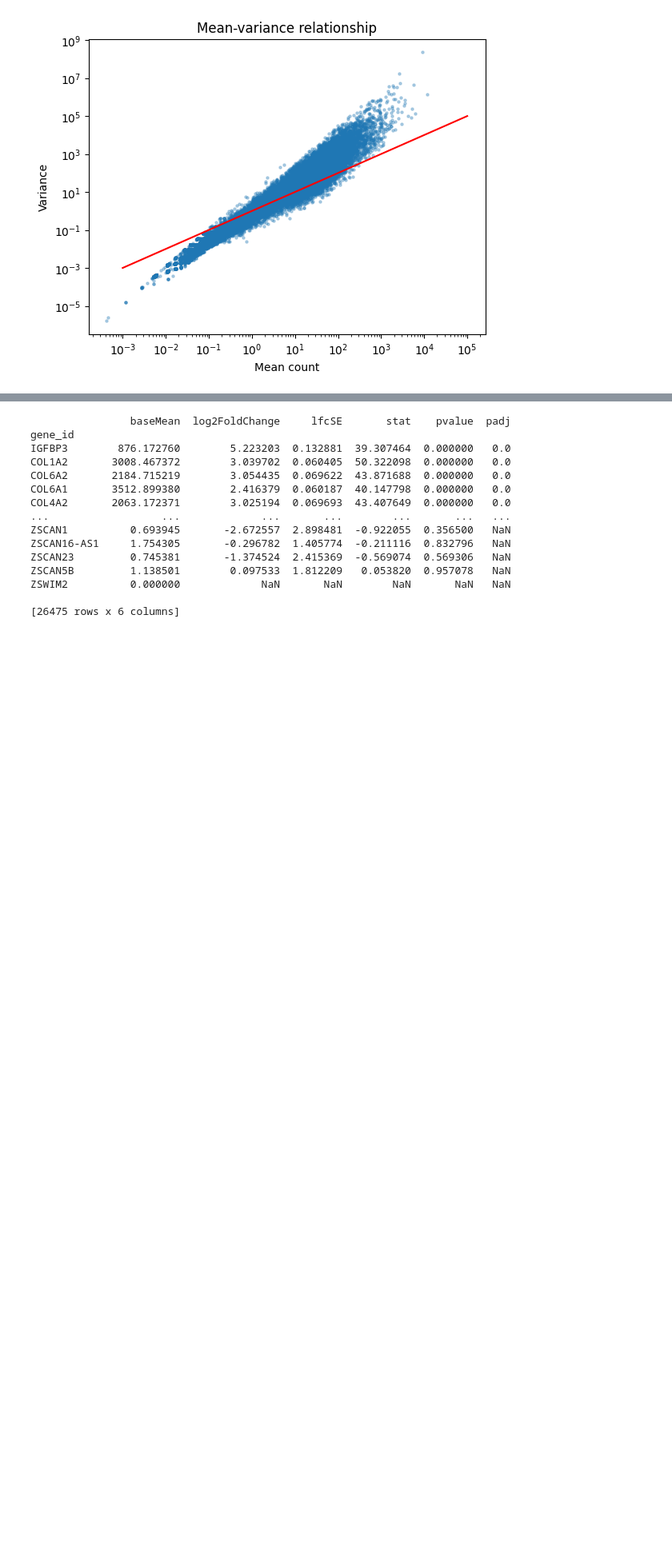
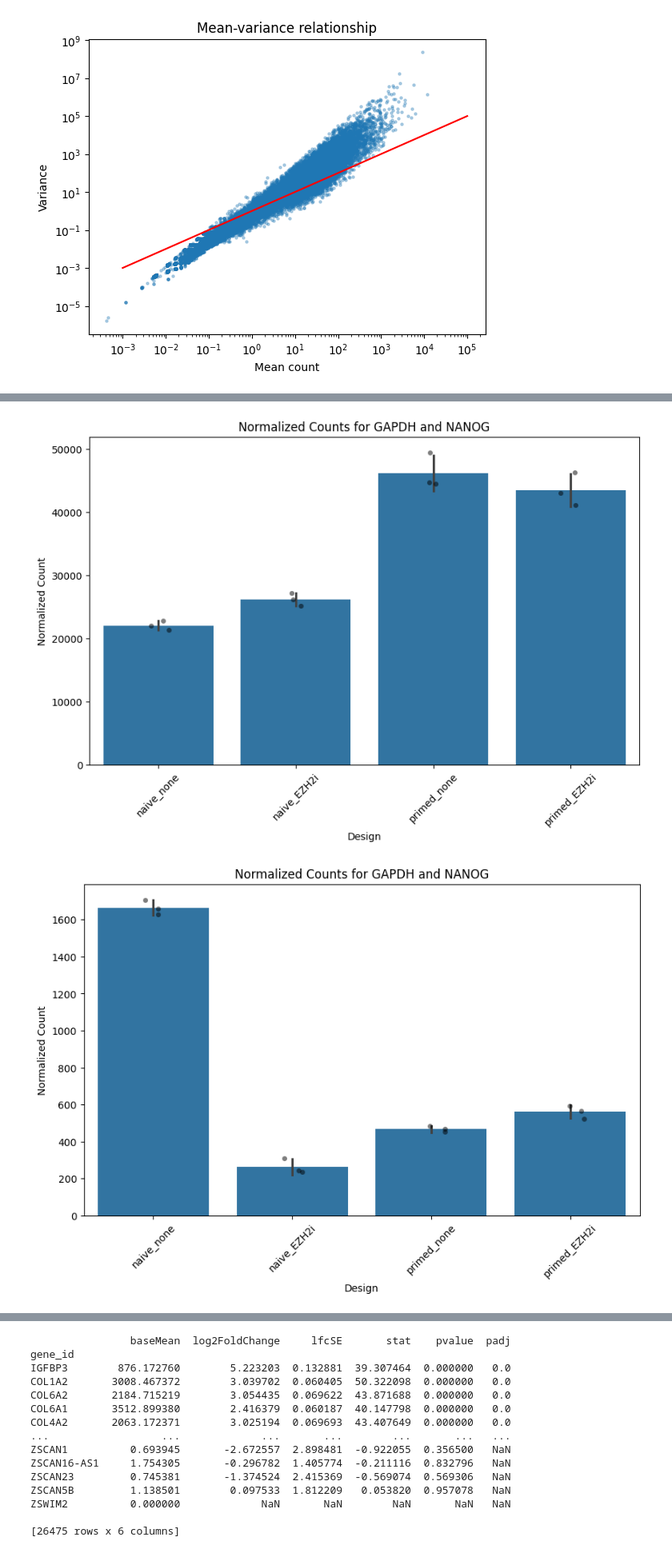
Before and after one commit to simonelsasser/SP1-01-Ex, a Jupyter notebook: Kumar_NCB/DEG-Kumar.ipynb, the cells around one changed output, grey strips where cells are left out. Shown at 80% size. Drawn from its saved outputs; the diff is of its cells as text; code cells hidden in the pictures; blank space fills up the shorter version.

```diff
--- a/Kumar_NCB/DEG-Kumar.ipynb
+++ b/Kumar_NCB/DEG-Kumar.ipynb
@@ -408,0 +399,6 @@ ZZZ3      2.854720e-01
+# %%
+# now print the normalized read counts for GAPDH and NANOG from DESeq2, which are stored in the "normalized_counts" layer of the dds object.
+dds.layers.keys()  # check what layers are available in the dds object
+normed_counts = pd.DataFrame(dds.layers["normed_counts"], index=counts_df.index, columns=counts_df.columns)
+print("GAPDH normalized read counts:", normed_counts.loc[:, "GAPDH"])
+print("NANOG normalized read counts:", normed_counts.loc[:, "NANOG"])
@@ -408,0 +423,7 @@ ZZZ3      2.854720e-01
+# %%
+# let's make a nicer bar plot of the expressin values per design for GAPDH and NANOG
+# we need to annotate the rows to group them by design, we can do this by melting the dataframe and then merging with the meta data
+# melt, keep the Name and gene_identifier as columns, and the gene columns as values
+normed_counts_long = normed_counts.reset_index().melt(id_vars=["Name"], var_name="gene_id", value_name="normalized_count")
+normed_counts_long["design"] = normed_counts_long["Name"].map(meta["design"])
+print(normed_counts_long.head())
@@ -408,0 +437,34 @@ ZZZ3      2.854720e-01
+# %%
+
+# Plot normalized counts for GAPDH, use bar for mean and error bar for standard deviation across samples of the same design, plot jitter of individual samples on top of the bar plot
+plt.figure(figsize=(10, 6))
+sns.barplot(data=normed_counts_long[normed_counts_long["gene_id"].isin(["GAPDH"])], x="design", y="normalized_count", ci="sd")
+sns.stripplot(data=normed_counts_long[normed_counts_long["gene_id"].isin(["GAPDH"])], x="design", y="normalized_count", color="black", alpha=0.5, jitter=True)
+plt.xlabel("Design")
+plt.ylabel("Normalized Count")
+plt.title("Normalized Counts for GAPDH and NANOG")
+plt.xticks(rotation=45)
+plt.show()
+
+# Plot normalized counts for NANOG, use bar for mean and error bar for standard deviation across samples of the same design, plot jitter of individual samples on top of the bar plot
+plt.figure(figsize=(10, 6))
+sns.barplot(data=normed_counts_long[normed_counts_long["gene_id"].isin(["NANOG"])], x="design", y="normalized_count", ci="sd")
+sns.stripplot(data=normed_counts_long[normed_counts_long["gene_id"].isin(["NANOG"])], x="design", y="normalized_count", color="black", alpha=0.5, jitter=True)
+plt.xlabel("Design")
+plt.ylabel("Normalized Count")
+plt.title("Normalized Counts for GAPDH and NANOG")
+plt.xticks(rotation=45)
+plt.show()
+
+# Plot normalized counts for CD24, use bar for mean and error bar for standard deviation across samples of the same design, plot jitter of individual samples on top of the bar plot
+plt.figure(figsize=(10, 6))
+sns.barplot(data=normed_counts_long[normed_counts_long["gene_id"].isin(["CD24"])], x="design", y="normalized_count", ci="sd")
+sns.stripplot(data=normed_counts_long[normed_counts_long["gene_id"].isin(["CD24"])], x="design", y="normalized_count", color="black", alpha=0.5, jitter=True)
+plt.xlabel("Design")
+plt.ylabel("Normalized Count")
+plt.title("Normalized Counts for GAPDH and NANOG")
+plt.xticks(rotation=45)
+plt.show()
+# %% [output]
+[figure, added]
+[figure, added]
```
Also changed, not shown: parts of 12 cells of this notebook, 1 other file.
